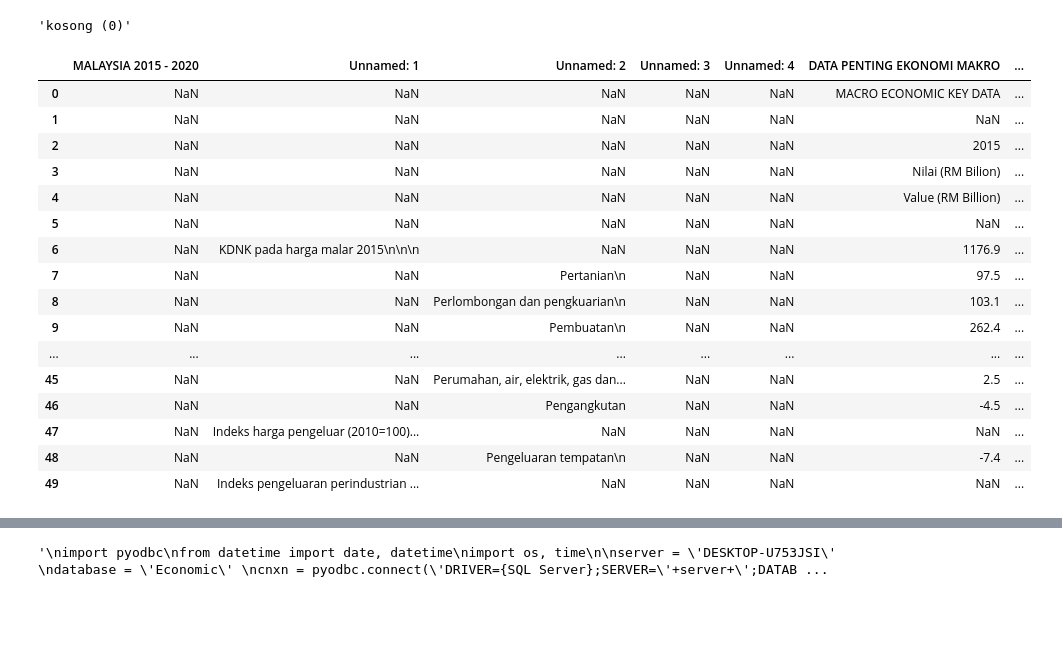
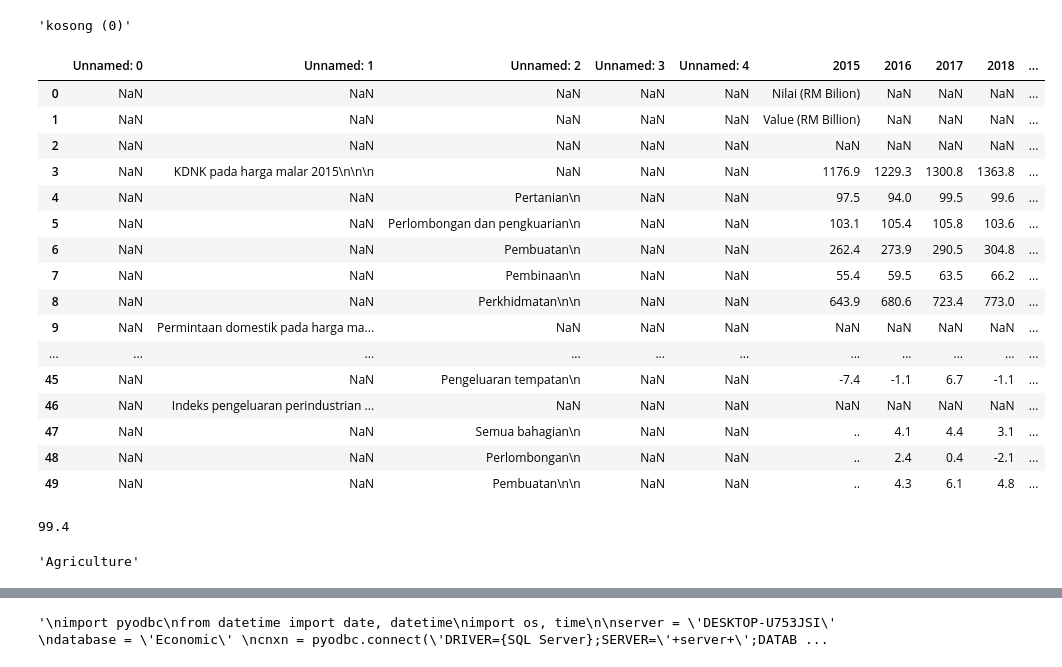
Before and after one commit to ZhEnLEK/Economi-data-extraction, a Jupyter notebook: Annual GDP report.ipynb, the cells around one changed output, grey strips where cells are left out. Drawn from its saved outputs; the diff is of its cells as text; code cells hidden in the pictures; blank space fills up the shorter version.

```diff
--- a/Annual GDP report.ipynb
+++ b/Annual GDP report.ipynb
@@ -37,23 +37,31 @@ df.sheet_names[0]
 # %%
 #df.parse('DATA MAKRO').head(50)
 # %%
-df1 = df.parse('DATA MAKRO')
+df1 = df.parse('DATA MAKRO', header = 3)
 df1.head(50)
 # %% [output]
-|  | MALAYSIA 2015 - 2020 | Unnamed: 1 | Unnamed: 2 | Unnamed: 3 | Unnamed: 4 | DATA PENTING EKONOMI MAKRO | ... |
-| 0 | NaN | NaN | NaN | NaN | NaN | MACRO ECONOMIC KEY DATA | ... |
-| 1 | NaN | NaN | NaN | NaN | NaN | NaN | ... |
-| 2 | NaN | NaN | NaN | NaN | NaN | 2015 | ... |
-| 3 | NaN | NaN | NaN | NaN | NaN | Nilai (RM Bilion) | ... |
-| 4 | NaN | NaN | NaN | NaN | NaN | Value (RM Billion) | ... |
-| 5 | NaN | NaN | NaN | NaN | NaN | NaN | ... |
-| 6 | NaN | KDNK pada harga malar 2015\n\n\n | NaN | NaN | NaN | 1176.9 | ... |
-| 7 | NaN | NaN | Pertanian\n | NaN | NaN | 97.5 | ... |
-| 8 | NaN | NaN | Perlombongan dan pengkuarian\n | NaN | NaN | 103.1 | ... |
-| 9 | NaN | NaN | Pembuatan\n | NaN | NaN | 262.4 | ... |
-| ... | ... | ... | ... | ... | ... | ... | ... |
-| 45 | NaN | NaN | Perumahan, air, elektrik, gas dan... | NaN | NaN | 2.5 | ... |
-| 46 | NaN | NaN | Pengangkutan | NaN | NaN | -4.5 | ... |
-| 47 | NaN | Indeks harga pengeluar (2010=100)... | NaN | NaN | NaN | NaN | ... |
-| 48 | NaN | NaN | Pengeluaran tempatan\n | NaN | NaN | -7.4 | ... |
-| 49 | NaN | Indeks pengeluaran perindustrian ... | NaN | NaN | NaN | NaN | ... |
+|  | Unnamed: 0 | Unnamed: 1 | Unnamed: 2 | Unnamed: 3 | Unnamed: 4 | 2015 | 2016 | 2017 | 2018 | ... |
+| 0 | NaN | NaN | NaN | NaN | NaN | Nilai (RM Bilion) | NaN | NaN | NaN | ... |
+| 1 | NaN | NaN | NaN | NaN | NaN | Value (RM Billion) | NaN | NaN | NaN | ... |
+| 2 | NaN | NaN | NaN | NaN | NaN | NaN | NaN | NaN | NaN | ... |
+| 3 | NaN | KDNK pada harga malar 2015\n\n\n | NaN | NaN | NaN | 1176.9 | 1229.3 | 1300.8 | 1363.8 | ... |
+| 4 | NaN | NaN | Pertanian\n | NaN | NaN | 97.5 | 94.0 | 99.5 | 99.6 | ... |
+| 5 | NaN | NaN | Perlombongan dan pengkuarian\n | NaN | NaN | 103.1 | 105.4 | 105.8 | 103.6 | ... |
+| 6 | NaN | NaN | Pembuatan\n | NaN | NaN | 262.4 | 273.9 | 290.5 | 304.8 | ... |
+| 7 | NaN | NaN | Pembinaan\n | NaN | NaN | 55.4 | 59.5 | 63.5 | 66.2 | ... |
+| 8 | NaN | NaN | Perkhidmatan\n\n | NaN | NaN | 643.9 | 680.6 | 723.4 | 773.0 | ... |
+| 9 | NaN | Permintaan domestik pada harga ma... | NaN | NaN | NaN | NaN | NaN | NaN | NaN | ... |
+| ... | ... | ... | ... | ... | ... | ... | ... | ... | ... | ... |
+| 45 | NaN | NaN | Pengeluaran tempatan\n | NaN | NaN | -7.4 | -1.1 | 6.7 | -1.1 | ... |
+| 46 | NaN | Indeks pengeluaran perindustrian ... | NaN | NaN | NaN | NaN | NaN | NaN | NaN | ... |
+| 47 | NaN | NaN | Semua bahagian\n | NaN | NaN | .. | 4.1 | 4.4 | 3.1 | ... |
+| 48 | NaN | NaN | Perlombongan\n | NaN | NaN | .. | 2.4 | 0.4 | -2.1 | ... |
+| 49 | NaN | NaN | Pembuatan\n\n | NaN | NaN | .. | 4.3 | 6.1 | 4.8 | ... |
+# %%
+df1[2020][4]
+# %% [output]
+99.4
+# %%
+df1['Unnamed: 13'][4]
+# %% [output]
+'Agriculture'
```
Also changed, not shown: parts of 32 cells of this notebook, 3 other files.
